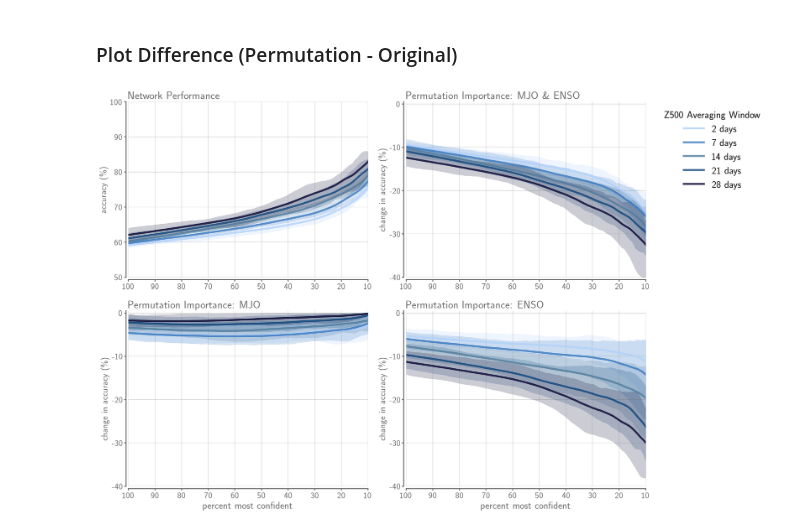
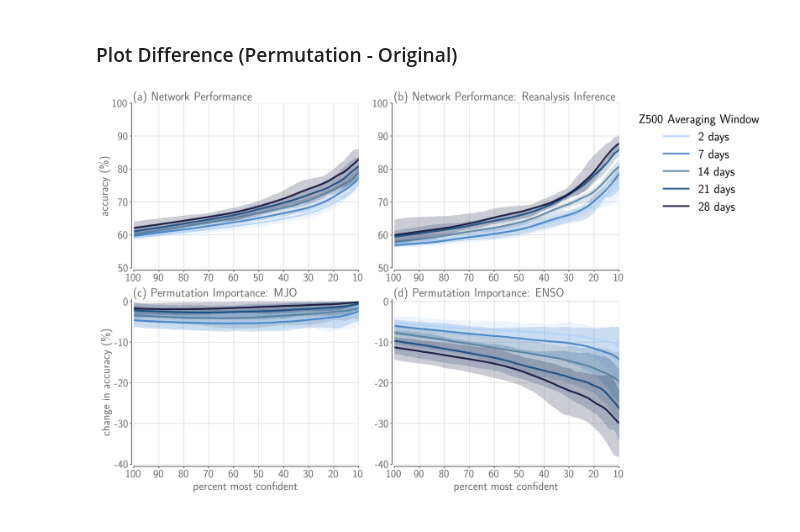
Before and after one commit to kjmayer/ENSOvsMJO, a Jupyter notebook: interpret/interpret-confvsacc-plot.ipynb, the cells around one changed output. Drawn from its saved outputs; the diff is of its cells as text; code cells hidden in the pictures.

Commit message:
finalizing figure 2 and 3

```diff
--- a/interpret/interpret-confvsacc-plot.ipynb
+++ b/interpret/interpret-confvsacc-plot.ipynb
@@ -37,13 +37,18 @@ ddir_load = '/glade/derecho/scratch/kjmayer/DATA/ENSOvsMJO/data/'
 # %%
 # Orginial Confidence vs Accuracy
 confvsacc_all = np.zeros(shape=(len(LEADS),len(AVGS),len(SEEDS),100))
+confvsacc_all_obs = np.zeros(shape=(len(LEADS),len(AVGS),len(SEEDS),100))
 
 for l,lead in enumerate(LEADS):
     print('LEAD: '+str(lead))
     for a,avg in enumerate(AVGS):
         finame_confvsacc = 'confvsacc_LEAD_'+str(lead)+'_AVG_'+str(avg)+'__00001-00005.npy'
+        finame_confvsacc_obs = 'confvsacc_obs_LEAD_'+str(lead)+'_AVG_'+str(avg)+'__00001-00005.npy'
         confvsacc_all[l,a] = np.load(ddir_load+finame_confvsacc)
+        confvsacc_all_obs[l,a] = np.load(ddir_load+finame_confvsacc_obs)
+
 confvsacc_all = np.mean(confvsacc_all,axis=2)
+confvsacc_all_obs = np.mean(confvsacc_all_obs,axis=2)
 # %% [output]
 LEAD: 7
 LEAD: 8
@@ -73,16 +78,16 @@ for l,lead in enumerate(LEADS):
     for a,avg in enumerate(AVGS):
         finame_mjoconfvsacc = 'confvsacc_permutimport_LEAD_'+str(lead)+'_AVG_'+str(avg)+'__00001-00005.npy'
         finame_ensoconfvsacc = 'confvsacc_permutimport-ENSO_LEAD_'+str(lead)+'_AVG_'+str(avg)+'__00001-00005.npy'
-        finame_mjoensoconfvsacc = 'confvsacc_permutimport-MJOENSO_LEAD_'+str(lead)+'_AVG_'+str(avg)+'__00001-00005.npy'
+        # finame_mjoensoconfvsacc = 'confvsacc_permutimport-MJOENSO_LEAD_'+str(lead)+'_AVG_'+str(avg)+'__00001-00005.npy'
 
         confvsacc_mjo_pi[l,a] = np.load(ddir_load+finame_mjoconfvsacc)
         confvsacc_enso_pi[l,a] = np.load(ddir_load+finame_ensoconfvsacc)
-        confvsacc_mjoenso_pi[l,a] = np.load(ddir_load+finame_mjoensoconfvsacc)
+        # confvsacc_mjoenso_pi[l,a] = np.load(ddir_load+finame_mjoensoconfvsacc)
 
 
 confvsacc_mjo_pi = np.mean(confvsacc_mjo_pi,axis=2)
 confvsacc_enso_pi = np.mean(confvsacc_enso_pi,axis=2)
-confvsacc_mjoenso_pi = np.mean(confvsacc_mjoenso_pi,axis=2)
+# confvsacc_mjoenso_pi = np.mean(confvsacc_mjoenso_pi,axis=2)
 # %% [output]
 LEAD: 7
 LEAD: 8
@@ -112,7 +117,7 @@ confvsacc_mjoenso_diff = confvsacc_mjoenso_pi - confvsacc_all
 ### Plot Difference (Permutation - Original)
 # %%
 linewidth = 4
-FS = 18
+FS = 25
 
 fig = plt.figure(figsize=(16,12))
 ax = fig.subplot_mosaic('''
@@ -135,24 +140,25 @@ for loc in ['A','B','C','D']:
     ax[loc].set_xlim(0,90)
     ax[loc].set_xticks(np.arange(0,100,10),np.arange(10,110,10)[::-1],fontsize=FS,color='dimgrey')
 
-    if loc == 'A':
+    if loc in ['A','B']:
         ax[loc].set_ylim(50,100)
         ax[loc].set_yticks(np.arange(50,110,10),np.arange(50,110,10),fontsize=FS,color='dimgrey')
+    if loc == 'A':
         ax[loc].set_ylabel('accuracy (\%)',fontsize=FS+1,color='dimgrey')
-    else:
+
+    if loc == 'C':
+        ax[loc].set_ylabel('change in accuracy (\%)',fontsize=FS+1,color='dimgrey')
+    if loc in ['C','D']:
         ax[loc].set_ylim(-40,0.5)
         ax[loc].set_yticks(np.arange(-40,10,10),np.arange(-40,10,10),fontsize=FS,color='dimgrey')
-        ax[loc].set_ylabel('change in accuracy (\%)',fontsize=FS+1,color='dimgrey')
-
-    if loc in ['C','D']:
-        ax[loc].set_xlabel('percent most confident',fontsize=FS+3,color='dimgrey')
+        ax[loc].set_xlabel('percent most confident',fontsize=FS+1,color='dimgrey')
 
 
 
 # ------------------------------------------------------------------------------------
 # ------------------------------------------------------------------------------------
 # ------------------------------------------------------------------------------------
-ax['A'].set_title('Network Performance',fontsize=FS+5,color='dimgrey',loc='left')
+ax['A'].set_title('(a) Network Performance',fontsize=FS+2,color='dimgrey',loc='left')
 ax['A'].plot(np.mean(confvsacc_all[:,0],axis=0),'xkcd:powder blue',alpha=0.8,label='2 days',linewidth=linewidth)
 ax['A'].fill_between(x = np.arange(0,100),
                  y1 = np.min(confvsacc_all[:,0],axis=0),
@@ -181,31 +187,32 @@ ax['A'].fill_between(x = np.arange(0,100),
 # ------------------------------------------------------------------------------------
 # ------------------------------------------------------------------------------------
 # ------------------------------------------------------------------------------------
-ax['B'].set_title('Permutation Importance: MJO \& ENSO',fontsize=FS+5,color='dimgrey',loc='left')
-ax['B'].plot(np.mean(confvsacc_mjoenso_diff[:,0],axis=0),'xkcd:powder blue',alpha=0.8,label='2 days',linewidth=linewidth)
+
+ax['B'].set_title('(b) Network Performance: Reanalysis Inference',fontsize=FS+2,color='dimgrey',loc='left')
+ax['B'].plot(np.mean(confvsacc_all_obs[:,0],axis=0),'xkcd:powder blue',alpha=0.8,label='2 days',linewidth=linewidth)
 ax['B'].fill_between(x = np.arange(0,100),
-                 y1 = np.min(confvsacc_mjoenso_diff[:,0],axis=0),
-                 y2 = np.max(confvsacc_mjoenso_diff[:,0],axis=0),color='xkcd:powder blue',alpha=0.2,linewidth=0)
+                 y1 = np.min(confvsacc_all_obs[:,0],axis=0),
+                 y2 = np.max(confvsacc_all_obs[:,0],axis=0),color='xkcd:powder blue',alpha=0.2,linewidth=0)
 
-ax['B'].plot(np.mean(confvsacc_mjoenso_diff[:,5],axis=0),'xkcd:windows blue',alpha=0.8,label='7 days',linewidth=linewidth)
+ax['B'].plot(np.mean(confvsacc_all_obs[:,5],axis=0),'xkcd:windows blue',alpha=0.8,label='7 days',linewidth=linewidth)
 ax['B'].fill_between(x = np.arange(0,100),
-                 y1 = np.min(confvsacc_mjoenso_diff[:,5],axis=0),
-                 y2 = np.max(confvsacc_mjoenso_diff[:,5],axis=0),color='xkcd:windows blue',alpha=0.2,linewidth=0)
+                 y1 = np.min(confvsacc_all_obs[:,5],axis=0),
+                 y2 = np.max(confvsacc_all_obs[:,5],axis=0),color='xkcd:windows blue',alpha=0.2,linewidth=0)
 
-ax['B'].plot(np.mean(confvsacc_mjoenso_diff[:,12],axis=0),'xkcd:stormy blue',alpha=0.8,label='14 days',linewidth=linewidth)
+ax['B'].plot(np.mean(confvsacc_all_obs[:,12],axis=0),'xkcd:stormy blue',alpha=0.8,label='14 days',linewidth=linewidth)
 ax['B'].fill_between(x = np.arange(0,100),
-                 y1 = np.min(confvsacc_mjoenso_diff[:,12],axis=0),
-                 y2 = np.max(confvsacc_mjoenso_diff[:,12],axis=0),color='xkcd:stormy blue',alpha=0.2,linewidth=0)
+                 y1 = np.min(confvsacc_all_obs[:,12],axis=0),
+                 y2 = np.max(confvsacc_all_obs[:,12],axis=0),color='xkcd:stormy blue',alpha=0.2,linewidth=0)
 
-ax['B'].plot(np.mean(confvsacc_mjoenso_diff[:,19],axis=0),'xkcd:twilight blue',alpha=0.8,label='21 days',linewidth=linewidth)
+ax['B'].plot(np.mean(confvsacc_all_obs[:,19],axis=0),'xkcd:twilight blue',alpha=0.8,label='21 days',linewidth=linewidth)
 ax['B'].fill_between(x = np.arange(0,100),
-                 y1 = np.min(confvsacc_mjoenso_diff[:,19],axis=0),
-                 y2 = np.max(confvsacc_mjoenso_diff[:,19],axis=0),color='xkcd:twilight blue',alpha=0.2,linewidth=0)
+                 y1 = np.min(confvsacc_all_obs[:,19],axis=0),
+                 y2 = np.max(confvsacc_all_obs[:,19],axis=0),color='xkcd:twilight blue',alpha=0.2,linewidth=0)
 
-ax['B'].plot(np.mean(confvsacc_mjoenso_diff[:,26],axis=0),'xkcd:midnight',alpha=0.8,label='28 days',linewidth=linewidth)
+ax['B'].plot(np.mean(confvsacc_all_obs[:,26],axis=0),'xkcd:midnight',alpha=0.8,label='28 days',linewidth=linewidth)
 ax['B'].fill_between(x = np.arange(0,100),
-                 y1 = np.min(confvsacc_mjoenso_diff[:,26],axis=0),
-                 y2 = np.max(confvsacc_mjoenso_diff[:,26],axis=0),color='xkcd:midnight',alpha=0.2,linewidth=0)
+                 y1 = np.min(confvsacc_all_obs[:,26],axis=0),
+                 y2 = np.max(confvsacc_all_obs[:,26],axis=0),color='xkcd:midnight',alpha=0.2,linewidth=0)
 
 
 leg = ax['B'].legend(frameon=False, fontsize=FS+3,ncol=1,bbox_to_anchor=(1.04, 1), loc="upper left")
@@ -215,7 +222,7 @@ leg.set_title('Z500 Averaging Window',prop={'size':FS+3})
 # ------------------------------------------------------------------------------------
 # ------------------------------------------------------------------------------------
 
-ax['C'].set_title('Permutation Importance: MJO',fontsize=FS+5,color='dimgrey',loc='left')
+ax['C'].set_title('(c) Permutation Importance: MJO',fontsize=FS+2,color='dimgrey',loc='left')
 ax['C'].plot(np.mean(confvsacc_mjo_diff[:,0],axis=0),'xkcd:powder blue',alpha=0.8,label='2 days',linewidth=linewidth)
 ax['C'].fill_between(x = np.arange(0,100),
                  y1 = np.min(confvsacc_mjo_diff[:,0],axis=0),
@@ -246,33 +253,33 @@ ax['C'].fill_between(x = np.arange(0,100),
 # ------------------------------------------------------------------------------------
 # ------------------------------------------------------------------------------------
 
-ax['D'].set_title('Permutation Importance: ENSO',fontsize=FS+5,color='dimgrey',loc='left')
+ax['D'].set_title('(d) Permutation Importance: ENSO',fontsize=FS+2,color='dimgrey',loc='left')
 ax['D'].plot(np.mean(confvsacc_enso_diff[:,0],axis=0),'xkcd:powder blue',alpha=0.8,label='2 days',linewidth=linewidth)
 ax['D'].fill_between(x = np.arange(0,100),
                  y1 = np.min(confvsacc_enso_diff[:,0],axis=0),
                  y2 = np.max(confvsacc_enso_diff[:,0],axis=0),color='xkcd:powder blue',alpha=0.2,linewidth=0)
 
 ax['D'].plot(np.mean(confvsacc_enso_diff[:,5],axis=0),'xkcd:windows blue',alpha=0.8,label='7 days',linewidth=linewidth)
 ax['D'].fill_between(x = np.arange(0,100),
                  y1 = np.min(confvsacc_enso_diff[:,5],axis=0),
                  y2 = np.max(confvsacc_enso_diff[:,5],axis=0),color='xkcd:windows blue',alpha=0.2,linewidth=0)
 
 ax['D'].plot(np.mean(confvsacc_enso_diff[:,12],axis=0),'xkcd:stormy blue',alpha=0.8,label='14 days',linewidth=linewidth)
 ax['D'].fill_between(x = np.arange(0,100),
                  y1 = np.min(confvsacc_enso_diff[:,12],axis=0),
                  y2 = np.max(confvsacc_enso_diff[:,12],axis=0),color='xkcd:stormy blue',alpha=0.2,linewidth=0)
 
 ax['D'].plot(np.mean(confvsacc_enso_diff[:,19],axis=0),'xkcd:twilight blue',alpha=0.8,label='21 days',linewidth=linewidth)
 ax['D'].fill_between(x = np.arange(0,100),
                  y1 = np.min(confvsacc_enso_diff[:,19],axis=0),
                  y2 = np.max(confvsacc_enso_diff[:,19],axis=0),color='xkcd:twilight blue',alpha=0.2,linewidth=0)
 
 ax['D'].plot(np.mean(confvsacc_enso_diff[:,26],axis=0),'xkcd:midnight',alpha=0.8,label='28 days',linewidth=linewidth)
 ax['D'].fill_between(x = np.arange(0,100),
                  y1 = np.min(confvsacc_enso_diff[:,26],axis=0),
                  y2 = np.max(confvsacc_enso_diff[:,26],axis=0),color='xkcd:midnight',alpha=0.2,linewidth=0)
 
-# plt.savefig('/glade/work/kjmayer/research/catalyst/ENSOvsMJO/plots/ENSOpermutimport_main.png',dpi=300,bbox_inches='tight')
+# plt.savefig('/glade/work/kjmayer/research/catalyst/ENSOvsMJO/plots/confvsacc_permutimport_main.png',dpi=300,bbox_inches='tight')
 plt.show()
 # %% [output]
-[figure, old version]
+[figure, new version]
```
Also changed, not shown: parts of 1 cell of this notebook, 1 other file.
